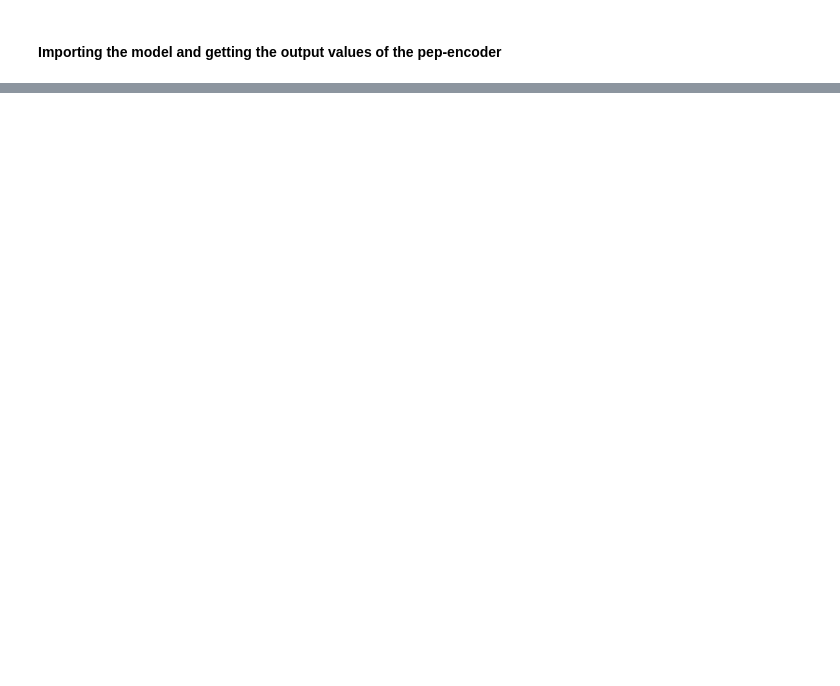
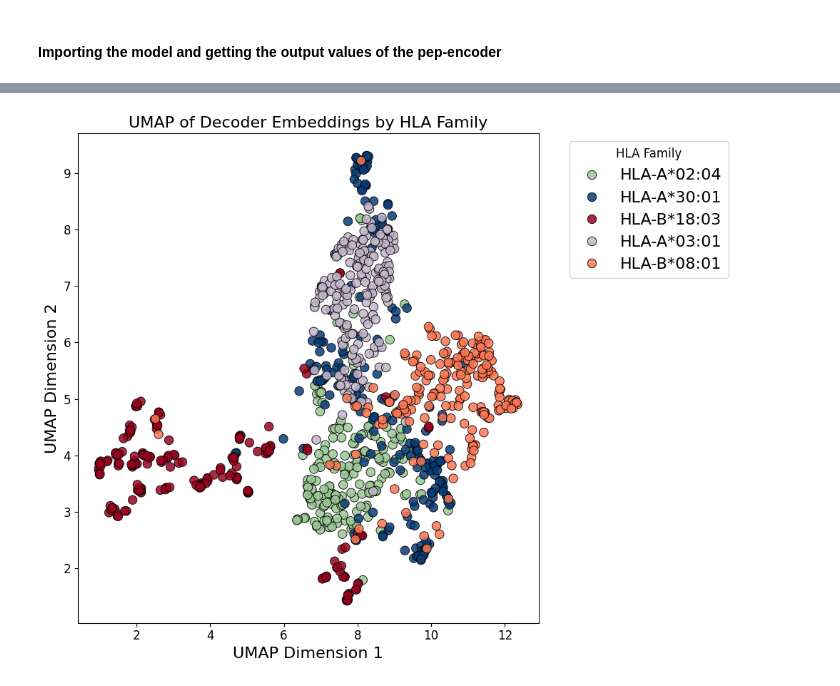
Before and after one commit to Felipepuiggarimedici/Fine-Tuned-TransMut, a Jupyter notebook: clusters.ipynb, the cells around one changed output, grey strips where cells are left out. Saved outputs shown, nothing was run; the diff lists cells and outputs as text; code cells hidden in the pictures; blank space fills up the shorter version.

```diff
--- a/clusters.ipynb
+++ b/clusters.ipynb
@@ -8,0 +28,15 @@ d_ff = 512
+# %%
+# we define a mix of fontsizes, for different parts of a plot
+SMALL_SIZE = 12
+MEDIUM_SIZE = 16
+BIGGER_SIZE = 20
+
+# example of how you can use these fontsizes to set a global configuration for matplotlib;
+# you should assign them based on the specific appearance of the figures you are producing
+plt.rc('font', size=SMALL_SIZE)          # controls default text sizes
+plt.rc('axes', titlesize=BIGGER_SIZE)    # fontsize of the axes title
+plt.rc('axes', labelsize=MEDIUM_SIZE)    # fontsize of the x and y labels
+plt.rc('xtick', labelsize=SMALL_SIZE)    # fontsize of the tick labels
+plt.rc('ytick', labelsize=SMALL_SIZE)    # fontsize of the tick labels
+plt.rc('legend', fontsize=MEDIUM_SIZE)   # legend fontsize
+plt.rc('figure', titlesize=BIGGER_SIZE)  # fontsize of the figure title
@@ -62,0 +116,18 @@ The best hyperparameters are: n_heads: 6.0, n_layers = 4.0, d_k = 32.0
+# %%
+# Extract encoder outputs using forward hook
+decOutputs = {}
+
+def get_activation(name):
+    def hook(model, input, output):
+        decOutputs["dec"] = output[0].detach()
+    return hook
+# Load and prepare model
+model = Transformer(d_model, d_k, n_layers, n_heads, d_ff)
+model.load_state_dict(torch.load("model/best_model.pt", map_location=device))
+model.to(device)
+model.eval()
+model.decoder.register_forward_hook(get_activation("decoder"))
+
+# Forward pass
+model(pepSmall, hlaSmall)
+decOutputs = decOutputs["dec"]
@@ -102,0 +231,4 @@ plot_umap_3d(pooled, labelsSmallHla)
+# %%
+plot_umap_by_family(pooledDecoder,labelsSmallHla, title= "UMAP of Decoder Embeddings by HLA Family")
+# %% [output]
+[figure, added]
```
Also changed, not shown: parts of 16 cells of this notebook.
